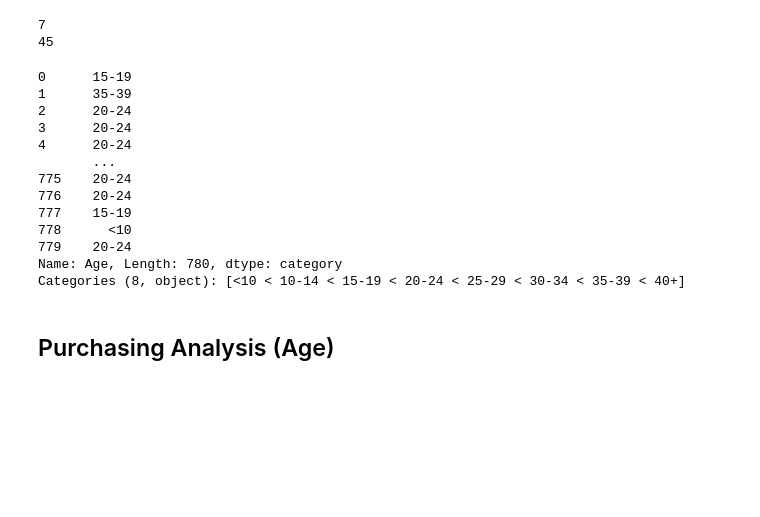
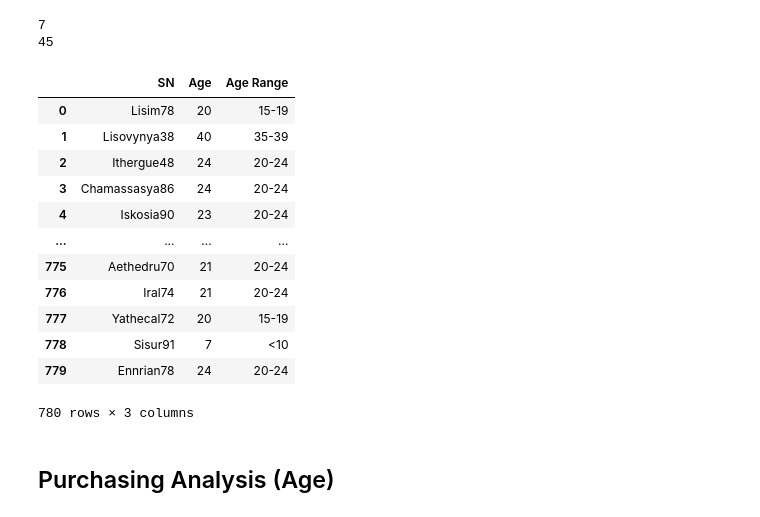
Before and after one commit to khbader101/Pandas-Challenge, a Jupyter notebook: HeroesOfPymoli/HeroesOfPymoli_starter.ipynb, the cells around one changed output. Saved outputs shown, nothing was run; the diff lists cells and outputs as text; code cells hidden in the pictures; blank space fills up the shorter version.

Commit message:
updates of age range problem

```diff
--- a/HeroesOfPymoli/HeroesOfPymoli_starter.ipynb
+++ b/HeroesOfPymoli/HeroesOfPymoli_starter.ipynb
@@ -154,21 +157,26 @@ print(purchase_data["Age"].max())
 # %%
 bins = [0,10,15,20,25,30,35,40,150]
 group_labels = ["<10","10-14","15-19","20-24","25-29","30-34","35-39","40+"]
-pd.cut(purchase_data["Age"],bins,labels=group_labels)
+
+age_grouping = purchase_data.loc[:,["SN", "Age"]]
+age_grouping["Age Range"] = pd.cut(purchase_data["Age"],bins,labels=group_labels)
+age_grouping
+
+ =
 # %% [output]
+|  | SN | Age | Age Range |
+| 0 | Lisim78 | 20 | 15-19 |
+| 1 | Lisovynya38 | 40 | 35-39 |
+| 2 | Ithergue48 | 24 | 20-24 |
+| 3 | Chamassasya86 | 24 | 20-24 |
+| 4 | Iskosia90 | 23 | 20-24 |
+| ... | ... | ... | ... |
+| 775 | Aethedru70 | 21 | 20-24 |
+| 776 | Iral74 | 21 | 20-24 |
+| 777 | Yathecal72 | 20 | 15-19 |
+| 778 | Sisur91 | 7 | <10 |
+| 779 | Ennrian78 | 24 | 20-24 |
-0      15-19
-1      35-39
-2      20-24
-3      20-24
-4      20-24
-       ...
-775    20-24
-776    20-24
-777    15-19
-778      <10
-779    20-24
-Name: Age, Length: 780, dtype: category
-Categories (8, object): [<10 < 10-14 < 15-19 < 20-24 < 25-29 < 30-34 < 35-39 < 40+]
+780 rows × 3 columns
 # %% [markdown]
 ## Purchasing Analysis (Age)
 # %% [markdown]
```
Also changed, not shown: parts of 1 cell of this notebook.
